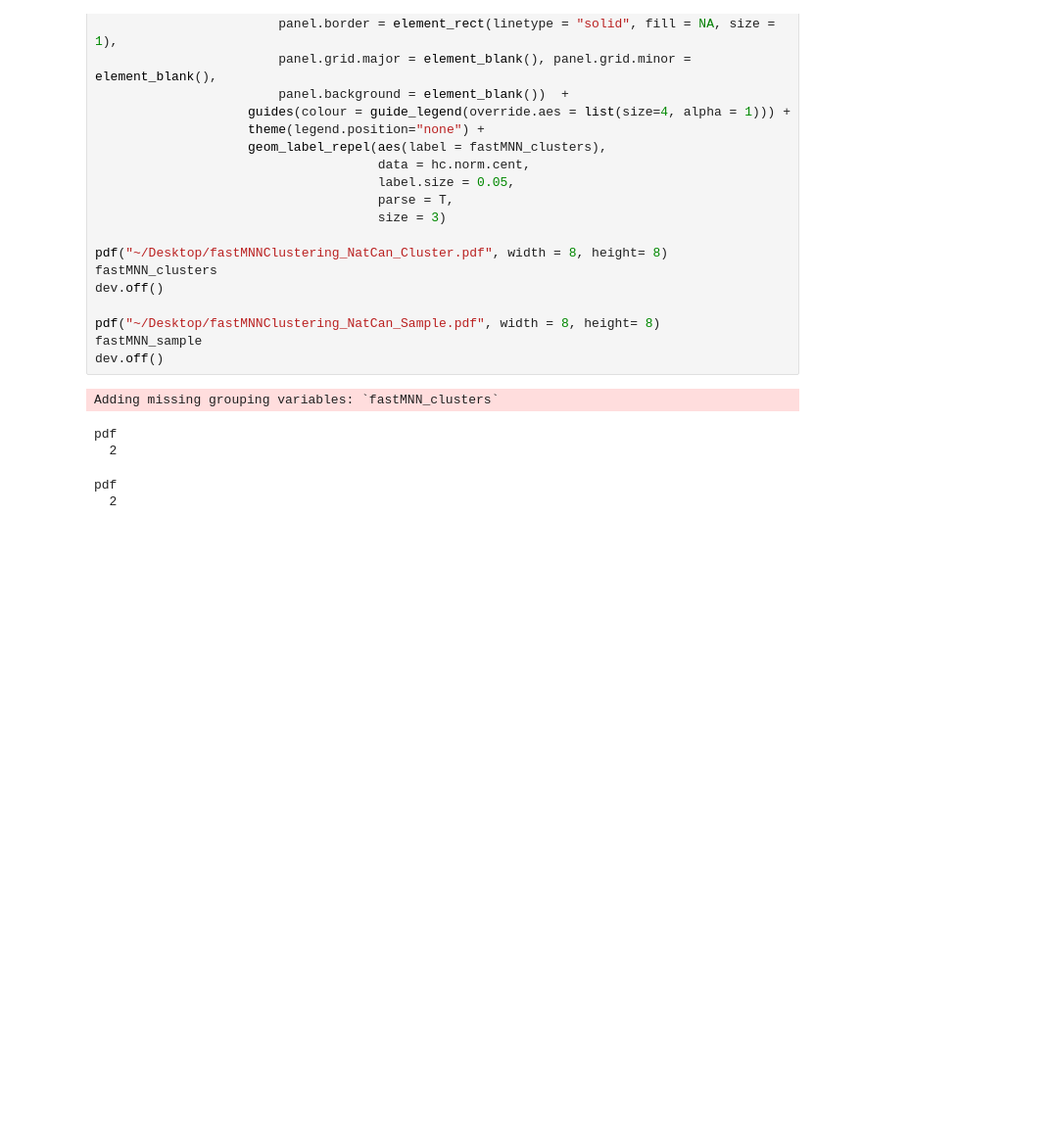
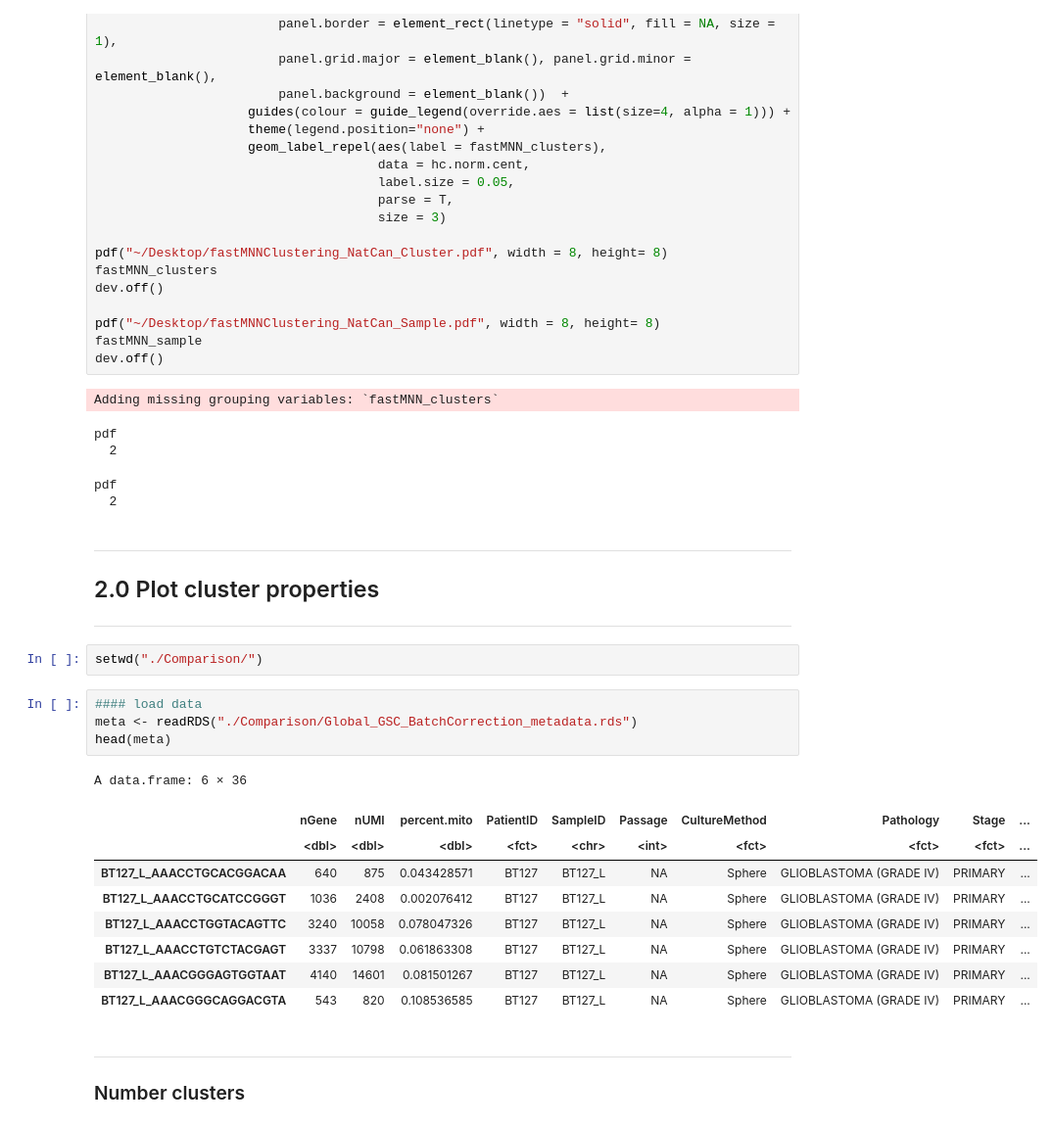
Before and after one commit to pughlab/su2c-gsc-scrna, a Jupyter notebook: bin/NatCan_Rebuttal_June2020/BatchCorrection_Plotting.ipynb, the cells around one changed output. Shown at 98% size. Cells and saved outputs as stored; diff of their text form; blank space fills up the shorter version.

```diff
--- a/bin/NatCan_Rebuttal_June2020/BatchCorrection_Plotting.ipynb
+++ b/bin/NatCan_Rebuttal_June2020/BatchCorrection_Plotting.ipynb
@@ -284,3 +272,26 @@ pdf
   2
 pdf
   2
+# %% [markdown]
+----
+## 2.0 Plot cluster properties
+----
+# %%
+setwd("./Comparison/")
+# %%
+#### load data
+meta <- readRDS("./Comparison/Global_GSC_BatchCorrection_metadata.rds")
+head(meta)
+# %% [output]
+A data.frame: 6 × 36
+|  | nGene | nUMI | percent.mito | PatientID | SampleID | Passage | CultureMethod | Pathology | Stage | ... |
+|  | <dbl> | <dbl> | <dbl> | <fct> | <chr> | <int> | <fct> | <fct> | <fct> | ... |
+| BT127_L_AAACCTGCACGGACAA | 640 | 875 | 0.043428571 | BT127 | BT127_L | NA | Sphere | GLIOBLASTOMA (GRADE IV) | PRIMARY | ... |
+| BT127_L_AAACCTGCATCCGGGT | 1036 | 2408 | 0.002076412 | BT127 | BT127_L | NA | Sphere | GLIOBLASTOMA (GRADE IV) | PRIMARY | ... |
+| BT127_L_AAACCTGGTACAGTTC | 3240 | 10058 | 0.078047326 | BT127 | BT127_L | NA | Sphere | GLIOBLASTOMA (GRADE IV) | PRIMARY | ... |
+| BT127_L_AAACCTGTCTACGAGT | 3337 | 10798 | 0.061863308 | BT127 | BT127_L | NA | Sphere | GLIOBLASTOMA (GRADE IV) | PRIMARY | ... |
+| BT127_L_AAACGGGAGTGGTAAT | 4140 | 14601 | 0.081501267 | BT127 | BT127_L | NA | Sphere | GLIOBLASTOMA (GRADE IV) | PRIMARY | ... |
+| BT127_L_AAACGGGCAGGACGTA | 543 | 820 | 0.108536585 | BT127 | BT127_L | NA | Sphere | GLIOBLASTOMA (GRADE IV) | PRIMARY | ... |
+# %% [markdown]
+---
+### Number clusters
```
Also changed, not shown: parts of 11 cells of this notebook, 2 other files.
